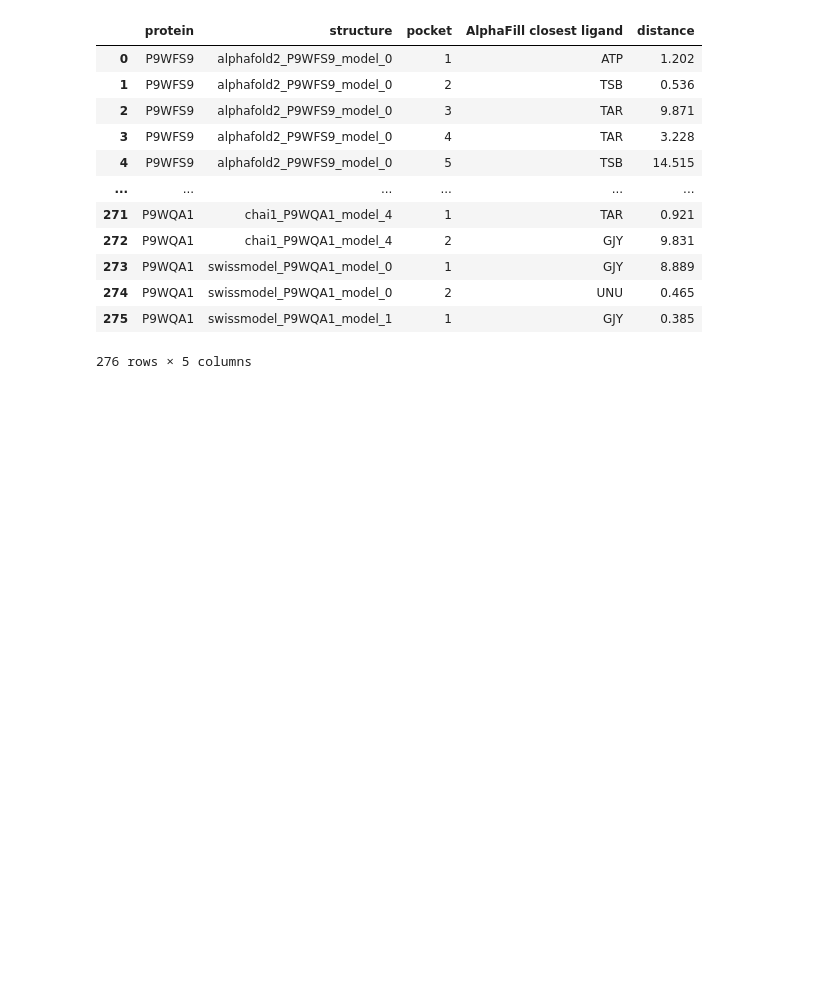
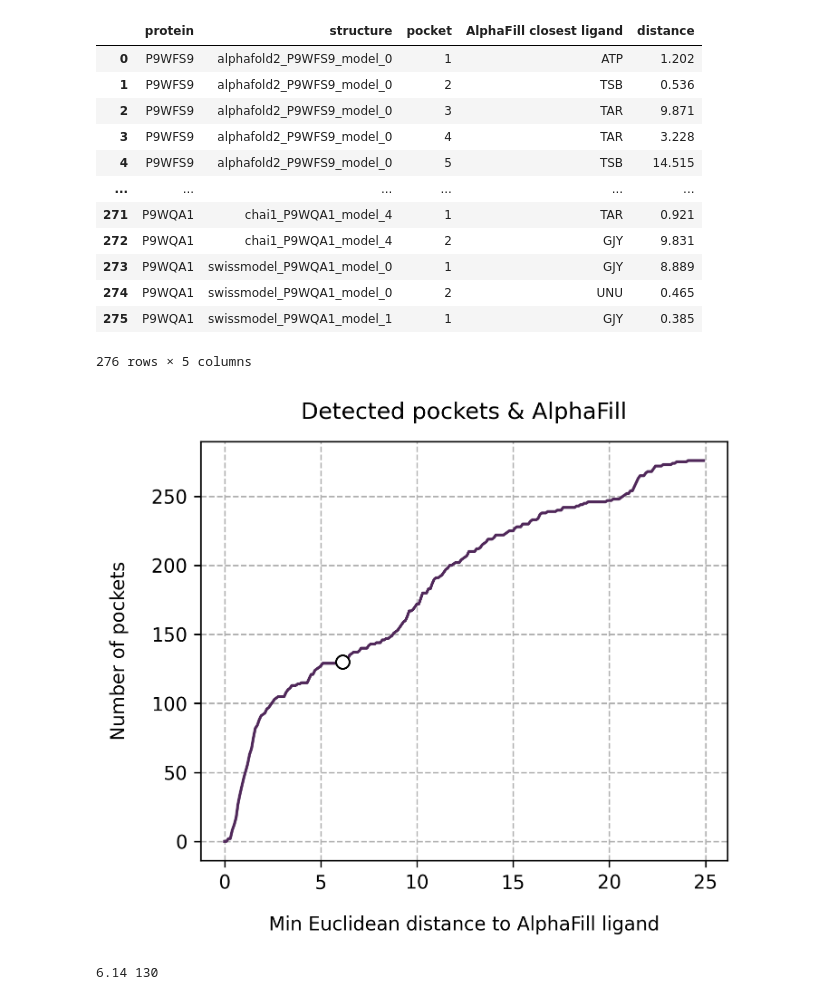
Before and after one commit to ersilia-os/mtb-targeted-protein-degradation, a Jupyter notebook: notebooks/08_coherence_detected_pockets_AlphaFill.ipynb, the cells around one changed output. Saved outputs shown, nothing was run; the diff lists cells and outputs as text; code cells hidden in the pictures; blank space fills up the shorter version.

Commit message:
coherence alphafill analysis

```diff
--- a/notebooks/08_coherence_detected_pockets_AlphaFill.ipynb
+++ b/notebooks/08_coherence_detected_pockets_AlphaFill.ipynb
@@ -5,6 +5,8 @@ from pymol import cmd
 import numpy as np
 import pandas as pd
 from tqdm import tqdm
+import matplotlib.pyplot as plt
+plt.rcParams['figure.dpi'] = 300
 import os
 # %%
 def get_first_atom_coordinates(pdb_file):
@@ -136,3 +141,26 @@ RESULTS
 | 274 | P9WQA1 | swissmodel_P9WQA1_model_0 | 2 | UNU | 0.465 |
 | 275 | P9WQA1 | swissmodel_P9WQA1_model_1 | 1 | GJY | 0.385 |
 276 rows × 5 columns
+# %%
+euclidean_distances = [i for i in np.arange(0, 25, 0.1)]
+
+x = euclidean_distances
+y = [len(RESULTS[RESULTS['distance'] <= i]) for i in euclidean_distances]
+
+x_dot = 6.14
+y_dot = len(RESULTS[RESULTS['distance'] <= x_dot])
+
+plt.figure(figsize=(5, 4))
+plt.plot(x, y, c='#50285A')
+plt.scatter(x_dot, y_dot, ec='k', s=50, c='w', zorder=3)
+plt.title("Detected pockets & AlphaFill", pad=12)
+plt.xlabel("Min Euclidean distance to AlphaFill ligand", labelpad=12)
+plt.ylabel("Number of pockets", labelpad=12)
+plt.grid(linestyle='--', zorder=-2)
+plt.show()
+# %% [output]
+[figure, added]
+# %%
+print(x_dot, y_dot)
+# %% [output]
+6.14 130
```
Also changed, not shown: parts of 1 cell of this notebook, 1 other file.
